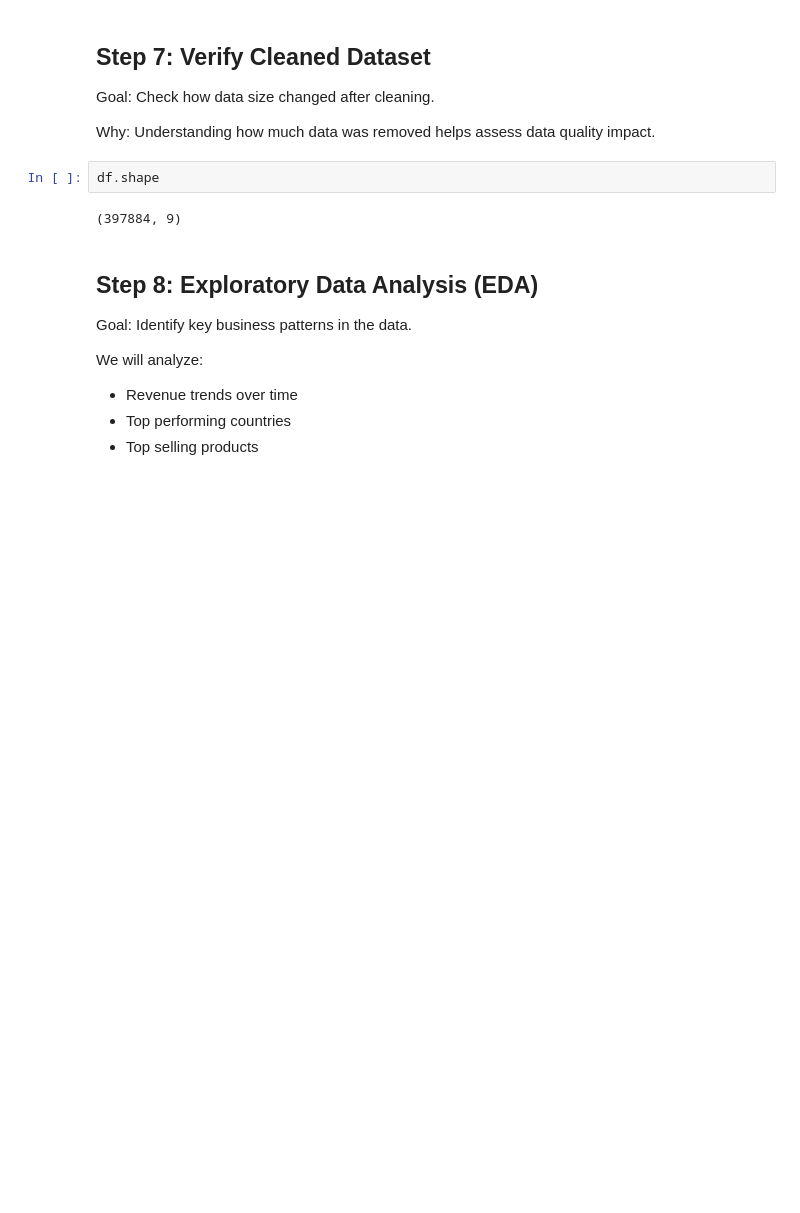
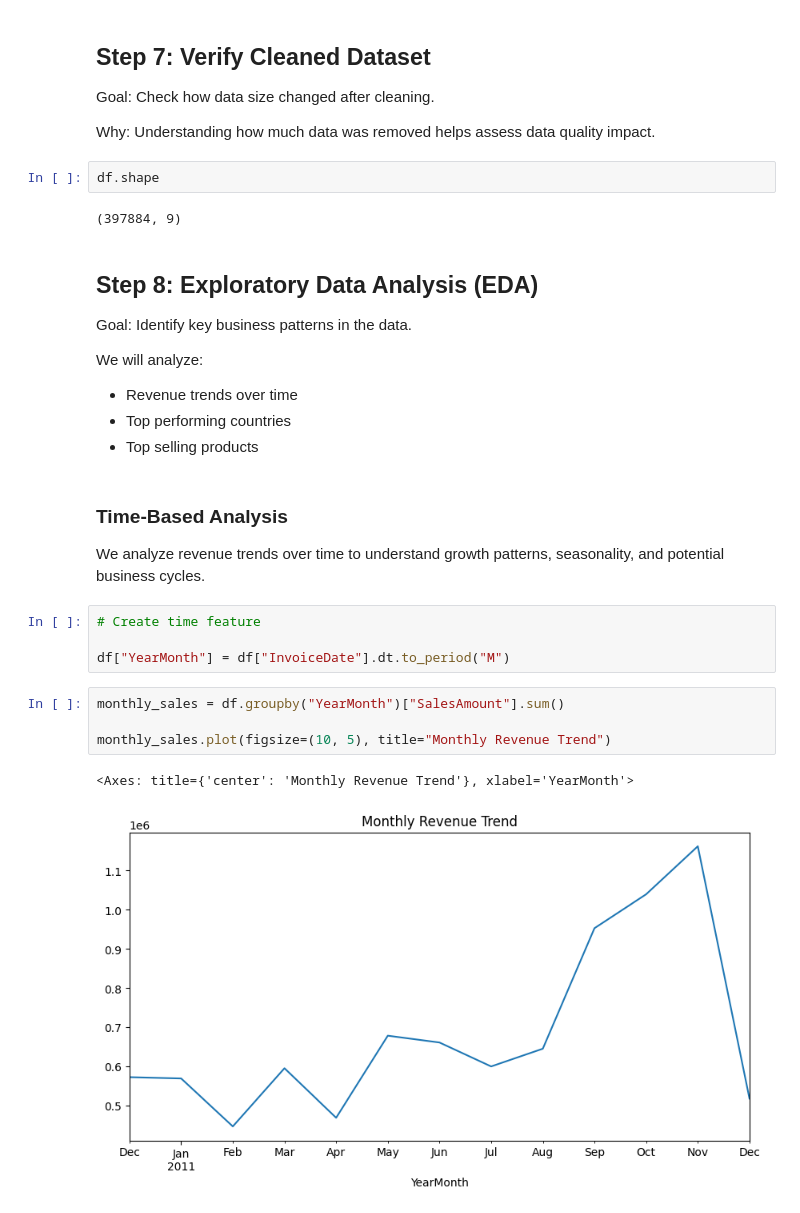
Before and after one commit to btheard3/batchbridge, a Jupyter notebook: notebooks/01_data_quality_eda.ipynb, the cells around one changed output. Drawn from its saved outputs; the diff is of its cells as text; blank space fills up the shorter version.

```diff
--- a/notebooks/01_data_quality_eda.ipynb
+++ b/notebooks/01_data_quality_eda.ipynb
@@ -133,3 +143,18 @@ We will analyze:
 - Revenue trends over time
 - Top performing countries
 - Top selling products
+# %% [markdown]
+### Time-Based Analysis
+
+We analyze revenue trends over time to understand growth patterns, seasonality, and potential business cycles.
+# %%
+# Create time feature
+
+df["YearMonth"] = df["InvoiceDate"].dt.to_period("M")
+# %%
+monthly_sales = df.groupby("YearMonth")["SalesAmount"].sum()
+
+monthly_sales.plot(figsize=(10, 5), title="Monthly Revenue Trend")
+# %% [output]
+<Axes: title={'center': 'Monthly Revenue Trend'}, xlabel='YearMonth'>
+[figure, added]
```
Also changed, not shown: parts of 11 cells of this notebook, 1 other file.
